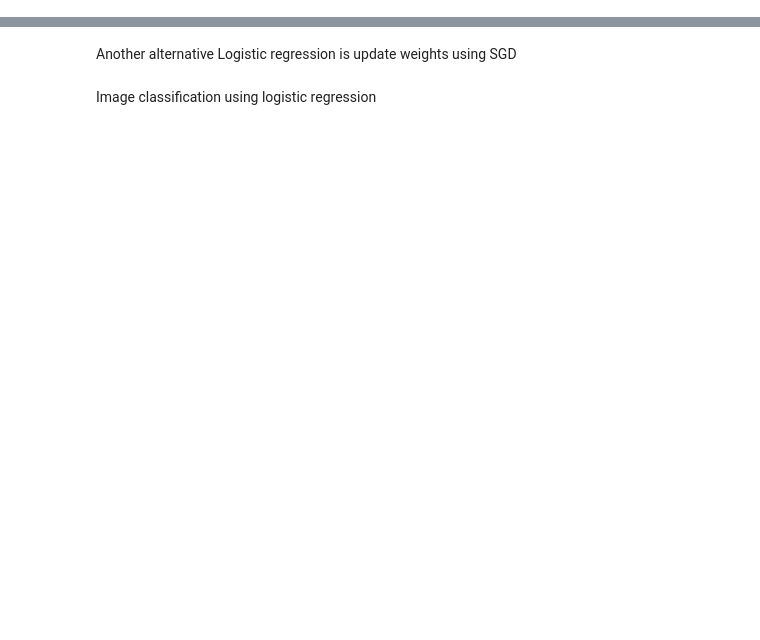
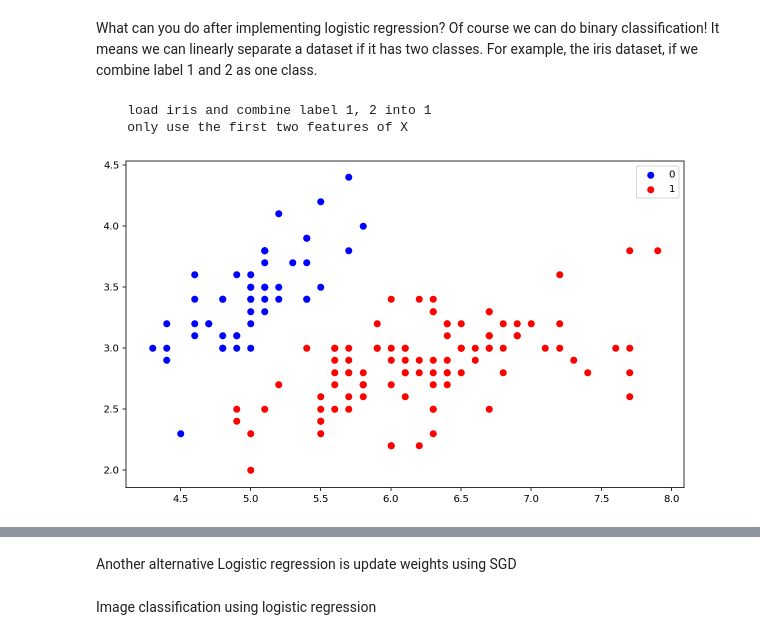
Before and after one commit to nickyfoto/learn, a Jupyter notebook: logistic_regression.ipynb, the cells around one changed output, grey strips where cells are left out. Cells and saved outputs as stored; diff of their text form; code cells hidden in the pictures; blank space fills up the shorter version.

```diff
--- a/logistic_regression.ipynb
+++ b/logistic_regression.ipynb
@@ -43,0 +33,14 @@ plt.legend();
+# %% [markdown]
+What can you do after implementing logistic regression? Of course we can do binary classification! It means we can linearly separate a dataset if it has two classes. For example, the iris dataset, if we combine label 1 and 2 as one class.
+# %%
+X, y = load_iris_2D()
+# pd.DataFrame(X).describe()
+# pd.DataFrame(X).info()
+# %% [output]
+    load iris and combine label 1, 2 into 1
+    only use the first two features of X
+# %%
+# scatter plot the data in two dimension
+scatter_plot(X, y);
+# %% [output]
+[figure, added]
```
Also changed, not shown: parts of 66 cells of this notebook, 5 other files.
